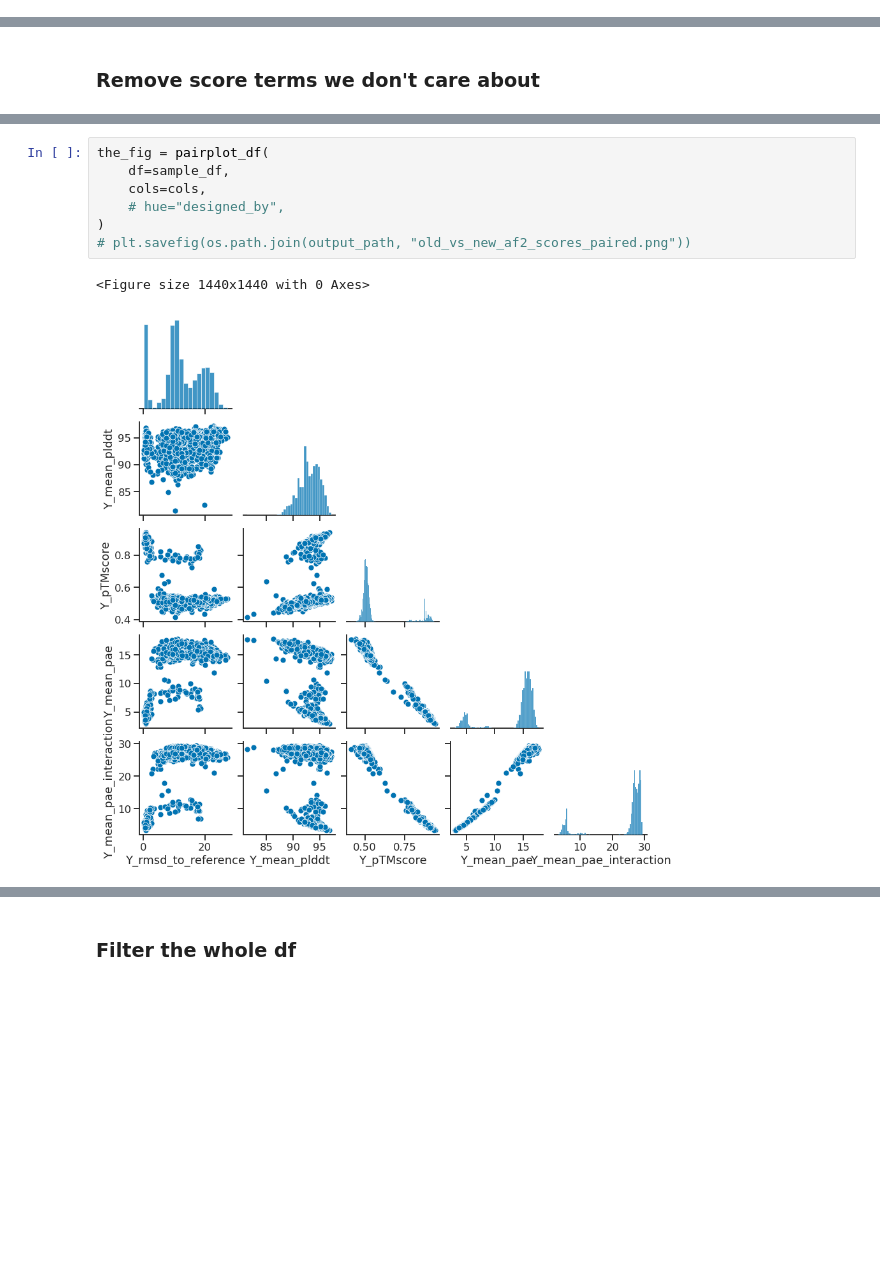
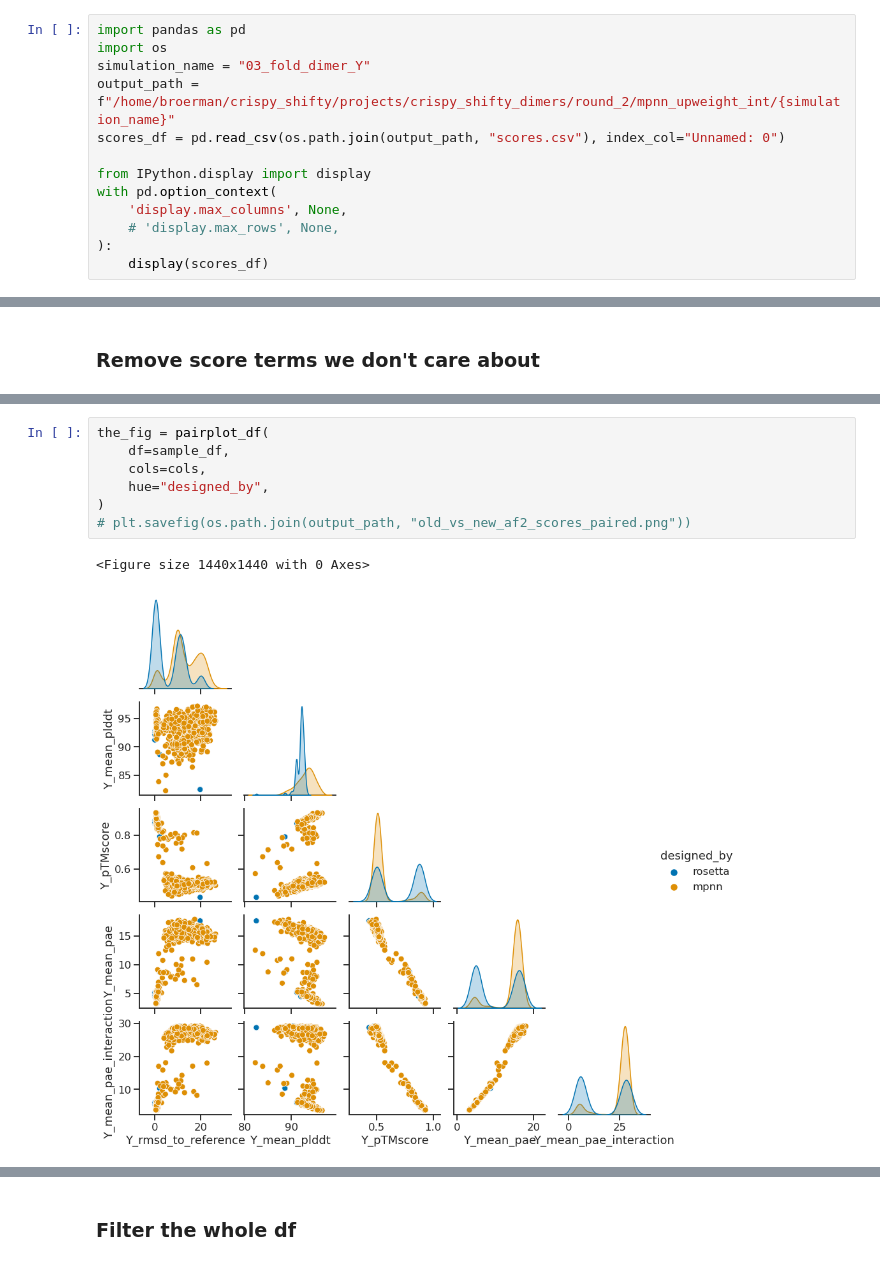
Before and after one commit to proleu/crispy_shifty, a Jupyter notebook: projects/crispy_shifty_dimers/round_2/mpnn_upweight_int/redesign_good_backbones.ipynb, the cells around one changed output, grey strips where cells are left out. Drawn from its saved outputs; the diff is of its cells as text; blank space fills up the shorter version.

```diff
--- a/projects/crispy_shifty_dimers/round_2/mpnn_upweight_int/redesign_good_backbones.ipynb
+++ b/projects/crispy_shifty_dimers/round_2/mpnn_upweight_int/redesign_good_backbones.ipynb
@@ -251,0 +231,13 @@ with pd.option_context(
+# %%
+import pandas as pd
+import os
+simulation_name = "03_fold_dimer_Y"
+output_path = f"/home/broerman/crispy_shifty/projects/crispy_shifty_dimers/round_2/mpnn_upweight_int/{simulation_name}"
+scores_df = pd.read_csv(os.path.join(output_path, "scores.csv"), index_col="Unnamed: 0")
+
+from IPython.display import display
+with pd.option_context(
+    'display.max_columns', None,
+    # 'display.max_rows', None,
+):
+    display(scores_df)
@@ -317,10 +315,10 @@ the_fig = histplot_df(
 # %%
 the_fig = pairplot_df(
     df=sample_df,
     cols=cols,
-    # hue="designed_by",
+    hue="designed_by",
 )
 # plt.savefig(os.path.join(output_path, "old_vs_new_af2_scores_paired.png"))
 # %% [output]
 <Figure size 1440x1440 with 0 Axes>
-[figure, old version]
+[figure, new version]
```
Also changed, not shown: parts of 22 cells of this notebook, 2 other files.
